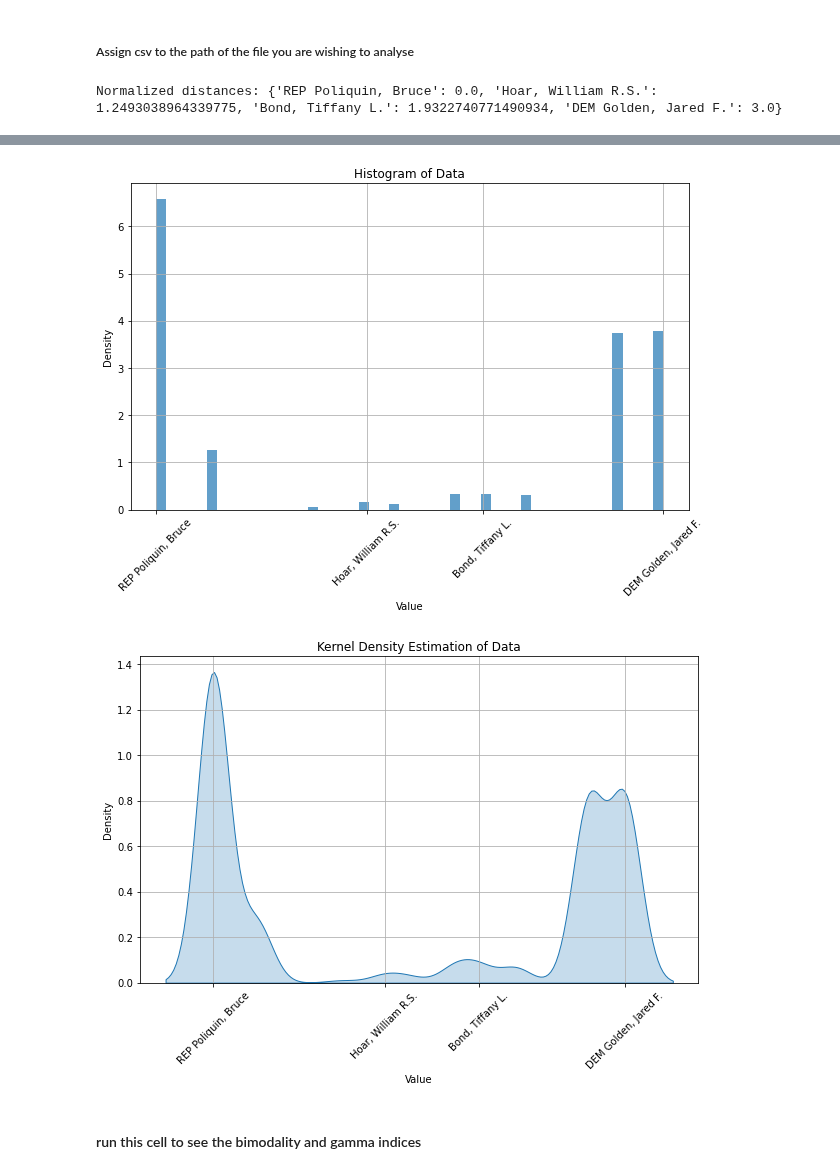
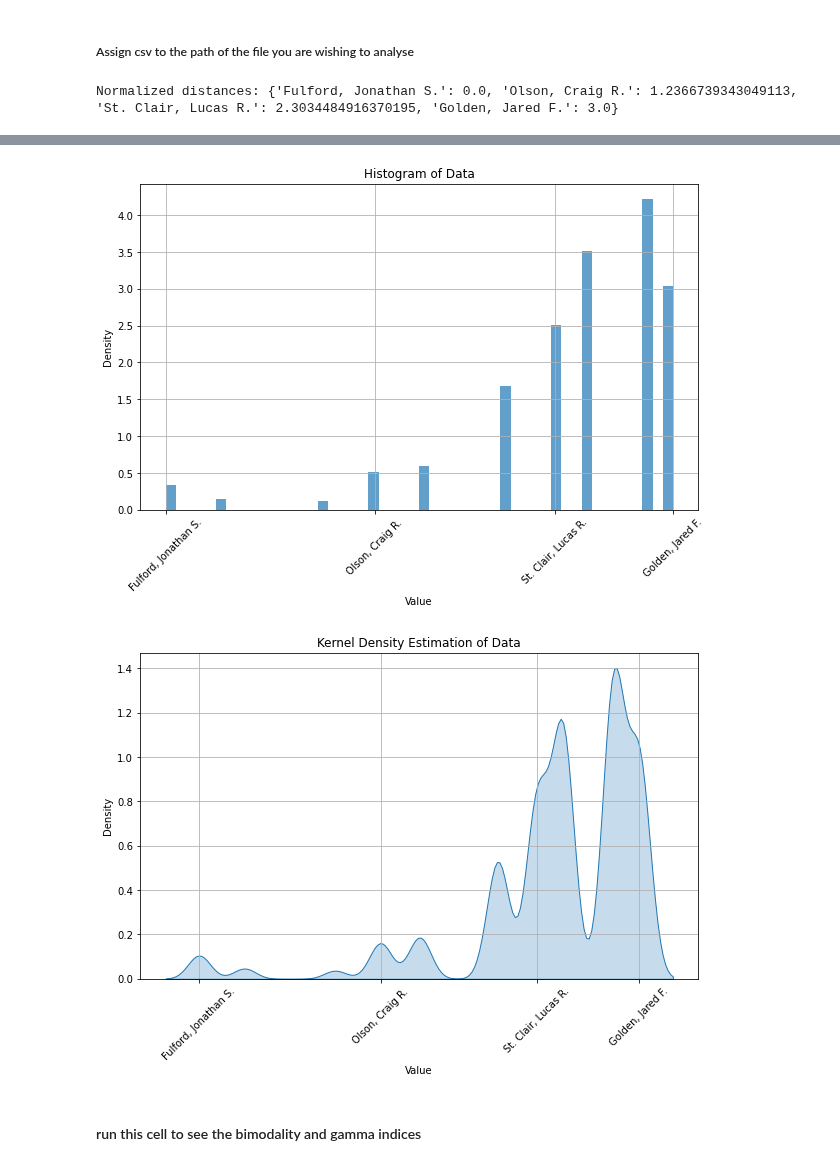
Before and after one commit to ericssimpson/voting-analysis-tools, a Jupyter notebook: cleaned files/integration.ipynb, the cells around one changed output, grey strips where cells are left out. Saved outputs shown, nothing was run; the diff lists cells and outputs as text; code cells hidden in the pictures.

```diff
--- a/cleaned files/integration.ipynb
+++ b/cleaned files/integration.ipynb
@@ -13,7 +13,7 @@ from voting_rules import *
 ##### Assign csv to the path of the file you are wishing to analyse
 # %%
 # Test the function with a custom CSV file
-csv = "dataverse_files/Maine_11062018_CongressionalDistrict2.csv"
+csv = "dataverse_files/Maine_06122018_DemocraticPrimaryforCD2.csv"
 
 ballots, candidates = parse_election_data(csv)
 
@@ -66,4 +66,4 @@ plt.ylabel('Density')
 plt.grid(True)
 plt.show()
 # %% [output]
-Normalized distances: {'REP Poliquin, Bruce': 0.0, 'Hoar, William R.S.': 1.2493038964339775, 'Bond, Tiffany L.': 1.9322740771490934, 'DEM Golden, Jared F.': 3.0}
+Normalized distances: {'Fulford, Jonathan S.': 0.0, 'Olson, Craig R.': 1.2366739343049113, 'St. Clair, Lucas R.': 2.3034484916370195, 'Golden, Jared F.': 3.0}
@@ -72,5 +72,5 @@ Normalized distances: {'REP Poliquin, Bruce': 0.0, 'Hoar, William R.S.': 1.24930
-[figure, old version]
+[figure, new version]
-[figure, old version]
+[figure, new version]
 # %% [markdown]
 #### run this cell to see the bimodality and gamma indices
 # %%
```
Also changed, not shown: parts of 1 cell of this notebook, 1 other file.
